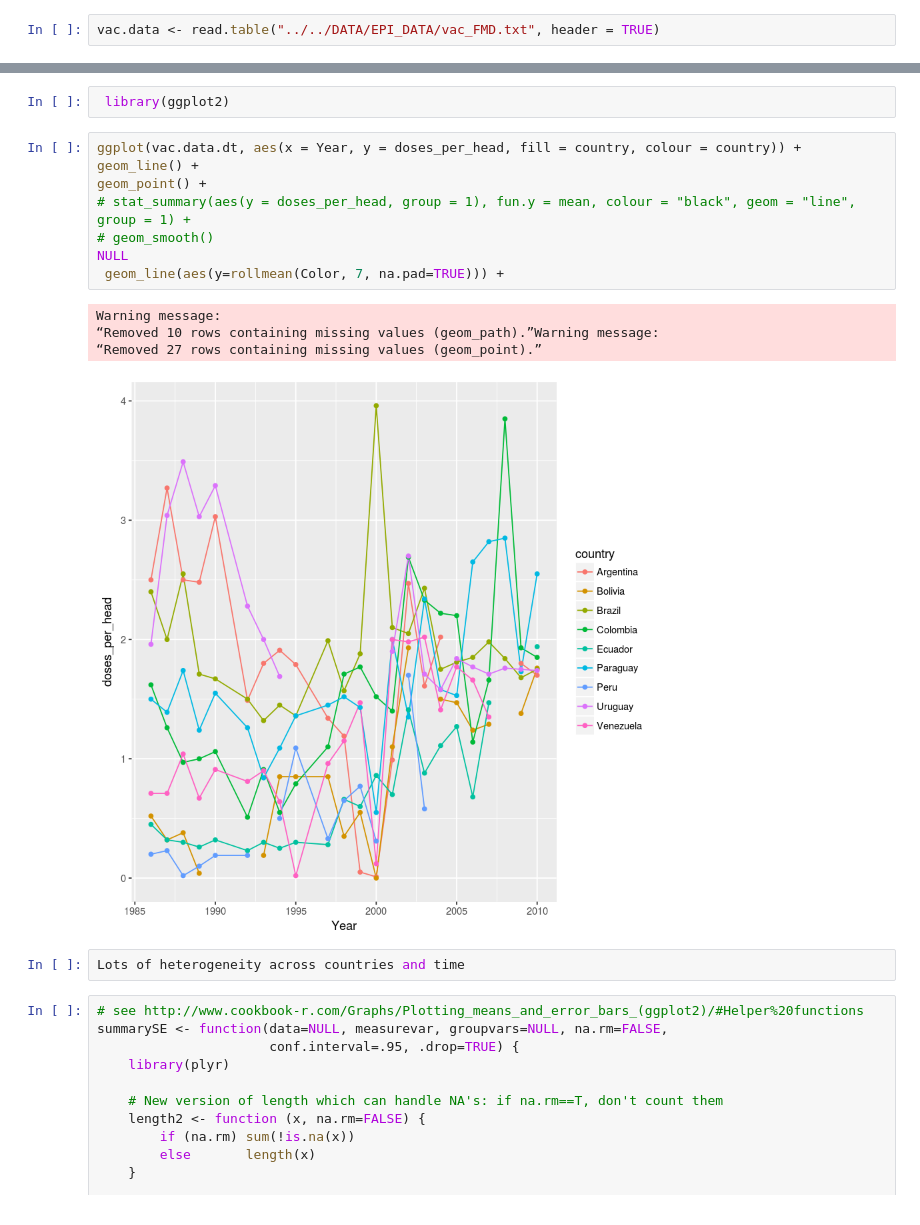
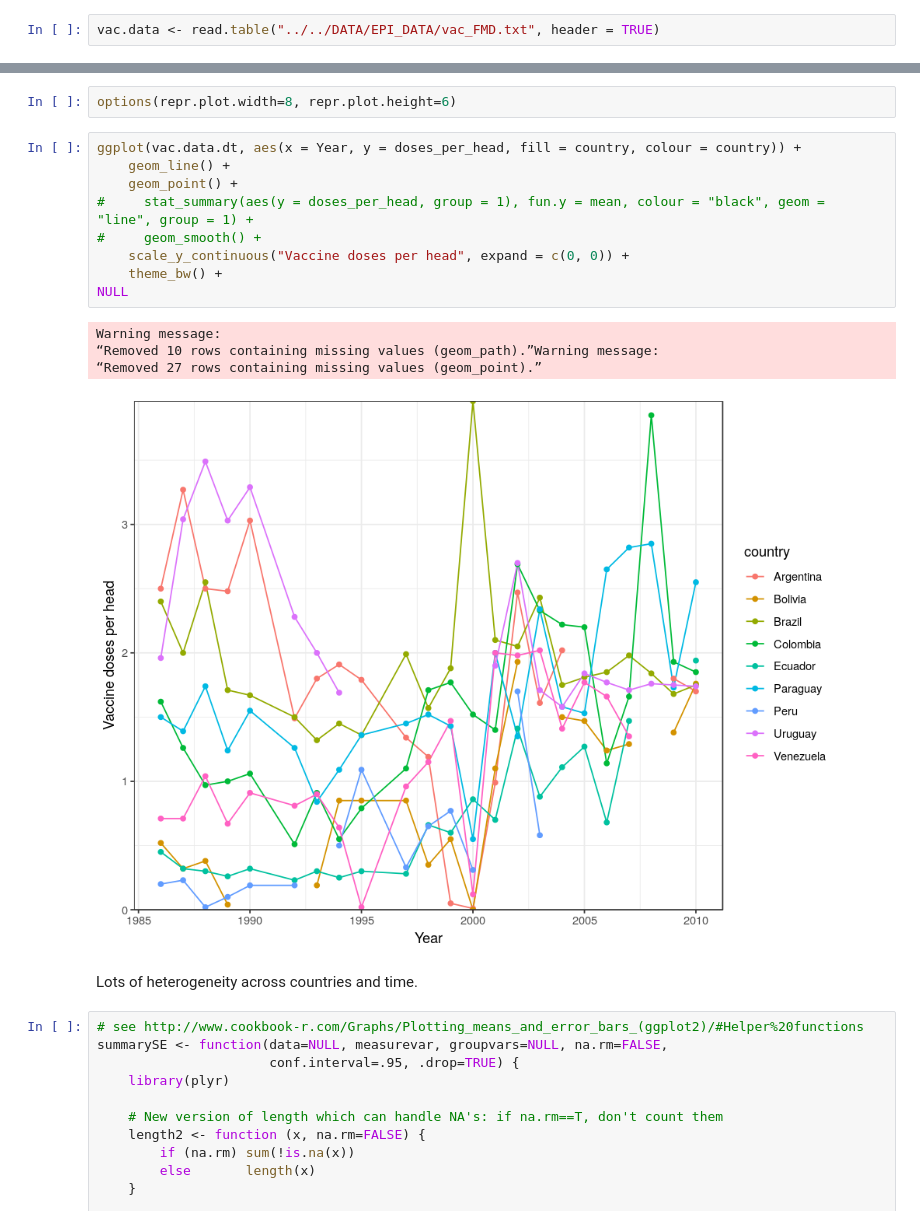
Before and after one commit to maxbiostat/FMDV_AMERICA, a Jupyter notebook: CODE/notebooks/Vaccination.ipynb, the cells around one changed output, grey strips where cells are left out. Saved outputs shown, nothing was run; the diff lists cells and outputs as text.

```diff
--- a/CODE/notebooks/Vaccination.ipynb
+++ b/CODE/notebooks/Vaccination.ipynb
@@ -27,20 +31,21 @@ head(vac.data.dt)
-# %%
- library(ggplot2)
+# %%
+options(repr.plot.width=8, repr.plot.height=6)
 # %%
 ggplot(vac.data.dt, aes(x = Year, y = doses_per_head, fill = country, colour = country)) +
-geom_line() +
-geom_point() +
-# stat_summary(aes(y = doses_per_head, group = 1), fun.y = mean, colour = "black", geom = "line", group = 1) +
-# geom_smooth()
+    geom_line() +
+    geom_point() +
+#     stat_summary(aes(y = doses_per_head, group = 1), fun.y = mean, colour = "black", geom = "line", group = 1) +
+#     geom_smooth() +
+    scale_y_continuous("Vaccine doses per head", expand = c(0, 0)) +
+    theme_bw() +
 NULL
- geom_line(aes(y=rollmean(Color, 7, na.pad=TRUE))) +
 # %% [output]
 Warning message:
 “Removed 10 rows containing missing values (geom_path).”Warning message:
 “Removed 27 rows containing missing values (geom_point).”
-[figure, old version]
+[figure, new version]
-# %%
-Lots of heterogeneity across countries and time
+# %% [markdown]
+Lots of heterogeneity across countries and time.
 # %%
 # see http://www.cookbook-r.com/Graphs/Plotting_means_and_error_bars_(ggplot2)/#Helper%20functions
 summarySE <- function(data=NULL, measurevar, groupvars=NULL, na.rm=FALSE,
```
Also changed, not shown: parts of 6 cells of this notebook, 6 other files.
